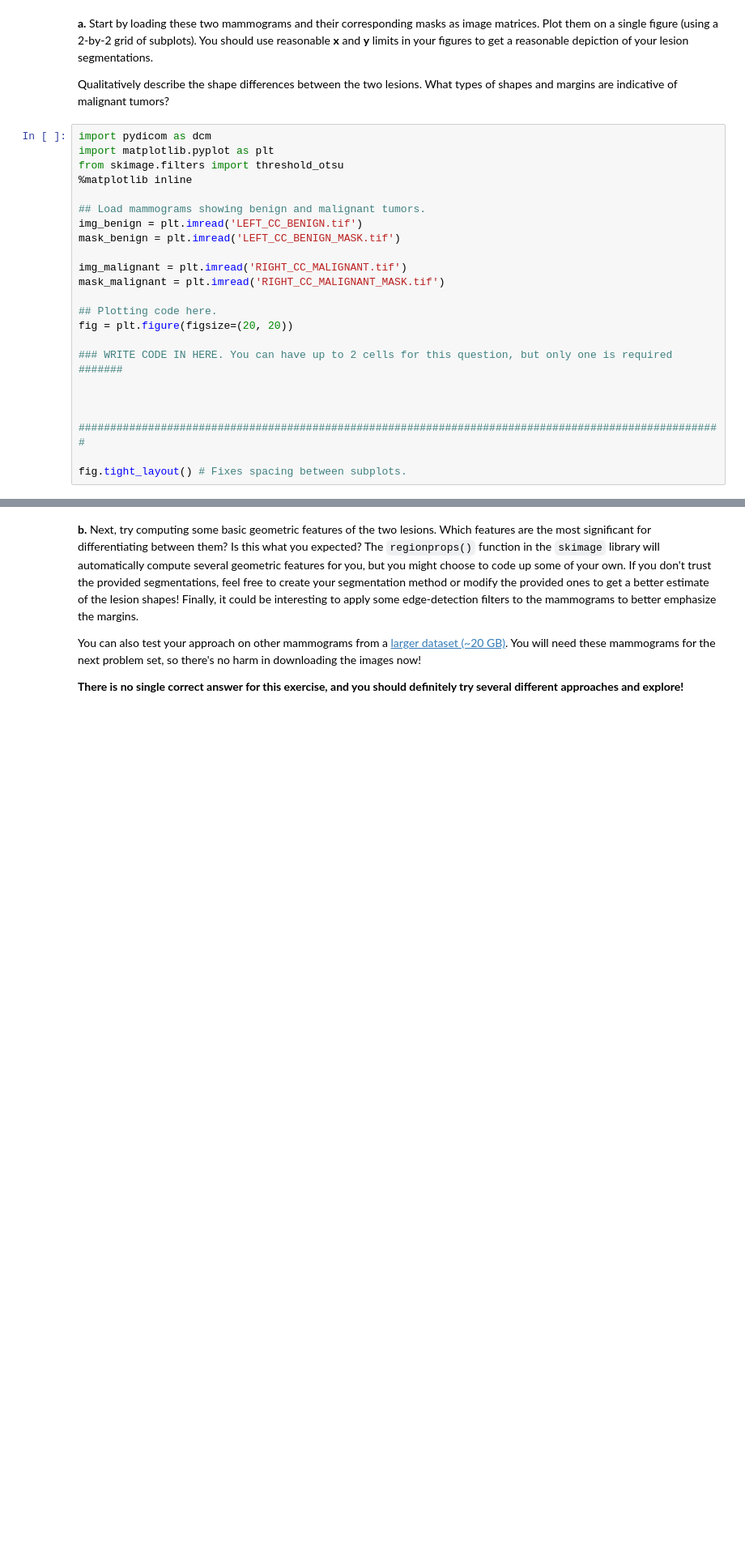
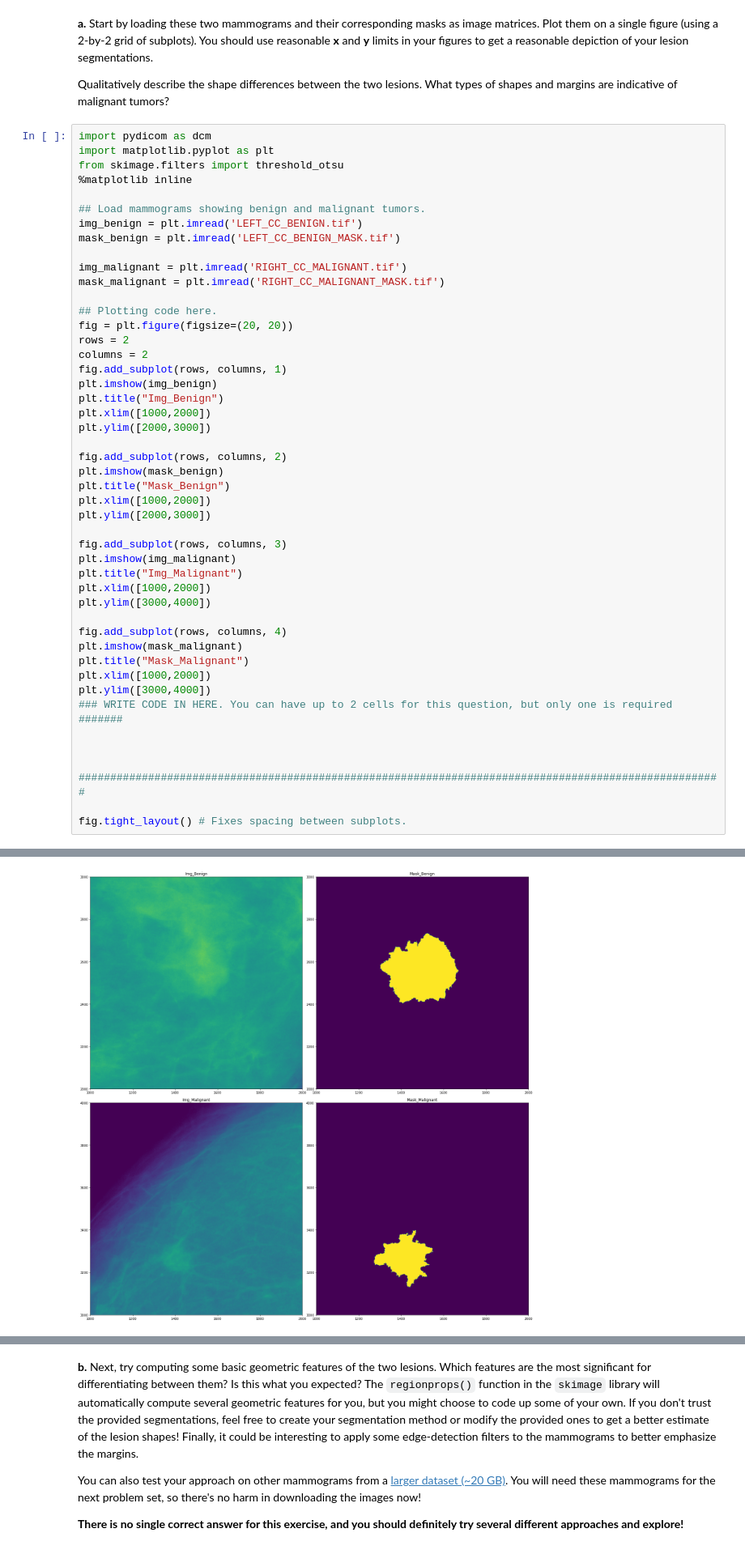
Before and after one commit to hzhu044/BMI260, a Jupyter notebook: Problem Set 2/BMI260_ProblemSet2.ipynb, the cells around one changed output, grey strips where cells are left out. Shown at 81% size. Cells and saved outputs as stored; diff of their text form; blank space fills up the shorter version.

```diff
--- a/Problem Set 2/BMI260_ProblemSet2.ipynb
+++ b/Problem Set 2/BMI260_ProblemSet2.ipynb
@@ -264,7 +270,31 @@ mask_malignant = plt.imread('RIGHT_CC_MALIGNANT_MASK.tif')
 
 ## Plotting code here.
 fig = plt.figure(figsize=(20, 20))
+rows = 2
+columns = 2
+fig.add_subplot(rows, columns, 1)
+plt.imshow(img_benign)
+plt.title("Img_Benign")
+plt.xlim([1000,2000])
+plt.ylim([2000,3000])
 
+fig.add_subplot(rows, columns, 2)
+plt.imshow(mask_benign)
+plt.title("Mask_Benign")
+plt.xlim([1000,2000])
+plt.ylim([2000,3000])
+
+fig.add_subplot(rows, columns, 3)
+plt.imshow(img_malignant)
+plt.title("Img_Malignant")
+plt.xlim([1000,2000])
+plt.ylim([3000,4000])
+
+fig.add_subplot(rows, columns, 4)
+plt.imshow(mask_malignant)
+plt.title("Mask_Malignant")
+plt.xlim([1000,2000])
+plt.ylim([3000,4000])
 ### WRITE CODE IN HERE. You can have up to 2 cells for this question, but only one is required #######
 
 
@@ -276,0 +306 @@ fig.tight_layout() # Fixes spacing between subplots.
+[figure, added]
```
Also changed, not shown: parts of 19 cells of this notebook, 2 other files.
